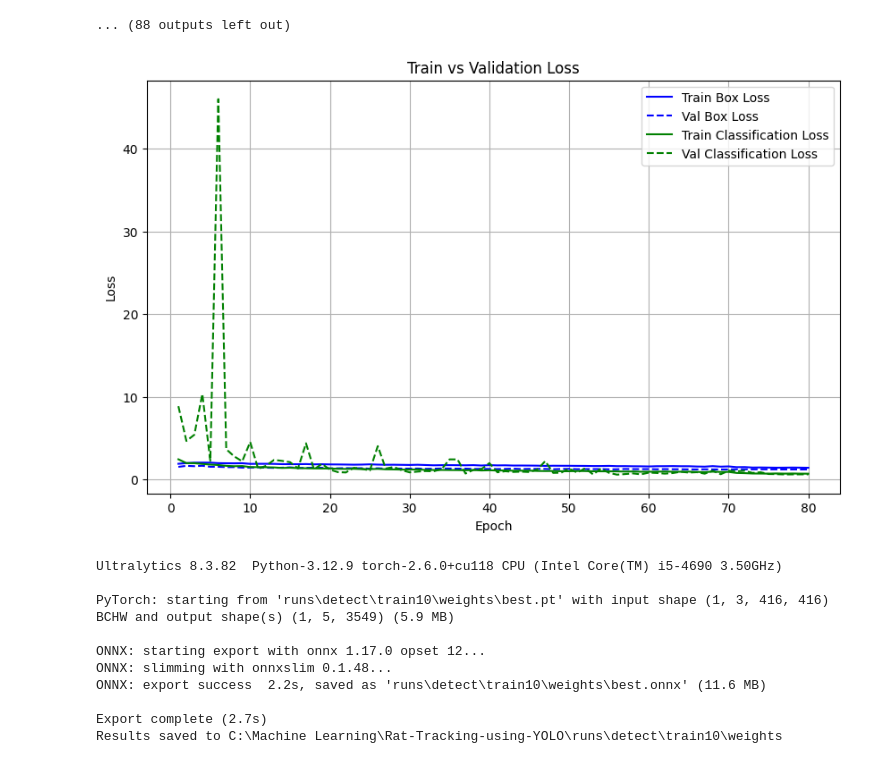
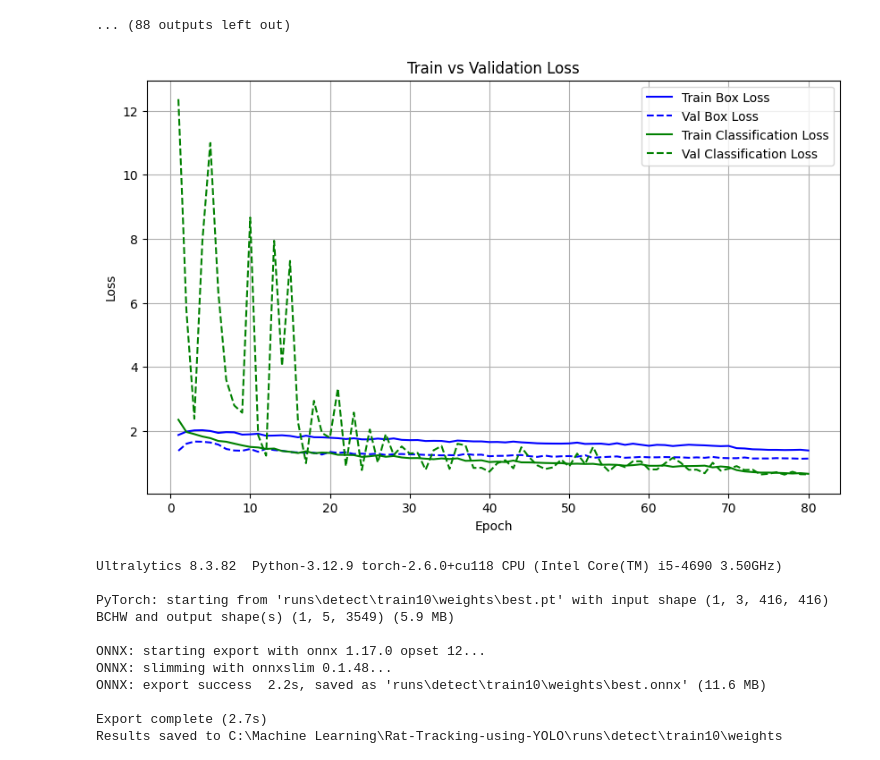
Before and after one commit to zarrar1607/Rat-Tracking-using-YOLO, a Jupyter notebook: XY_Tracking.ipynb, the cells around one changed output. Cells and saved outputs as stored; diff of their text form; code cells hidden in the pictures.

```diff
--- a/XY_Tracking.ipynb
+++ b/XY_Tracking.ipynb
@@ -286,35 +286,35 @@ import matplotlib.pyplot as plt
 
 
 # Path to the results CSV
-results_path = "runs/detect/train30/results.csv"
+results_path = "runs/detect/train31/results.csv"
 
 # Read the results CSV
 results = pd.read_csv(results_path)
 
 # Plot train vs test losses
 plt.figure(figsize=(10, 6))
 
 # Box loss
 plt.plot(results["epoch"], results["train/box_loss"], label="Train Box Loss", color="blue")
 plt.plot(results["epoch"], results["val/box_loss"], label="Val Box Loss", color="blue", linestyle="dashed")
 
 # Objectness loss
 # plt.plot(results["epoch"], results["train/obj_loss"], label="Train Objectness Loss", color="orange")
 # plt.plot(results["epoch"], results["val/obj_loss"], label="Val Objectness Loss", color="orange", linestyle="dashed")
 
 # Classification loss
 plt.plot(results["epoch"], results["train/cls_loss"], label="Train Classification Loss", color="green")
 plt.plot(results["epoch"], results["val/cls_loss"], label="Val Classification Loss", color="green", linestyle="dashed")
 
 # Add labels, legend, and grid
 plt.xlabel("Epoch")
 plt.ylabel("Loss")
 plt.title("Train vs Validation Loss")
 plt.legend()
 plt.grid(True)
 plt.show()
 # %% [output]
-[figure, old version]
+[figure, new version]
 # %%
 import cv2
 import time
```
Also changed, not shown: parts of 2 cells of this notebook, 7 other files.
